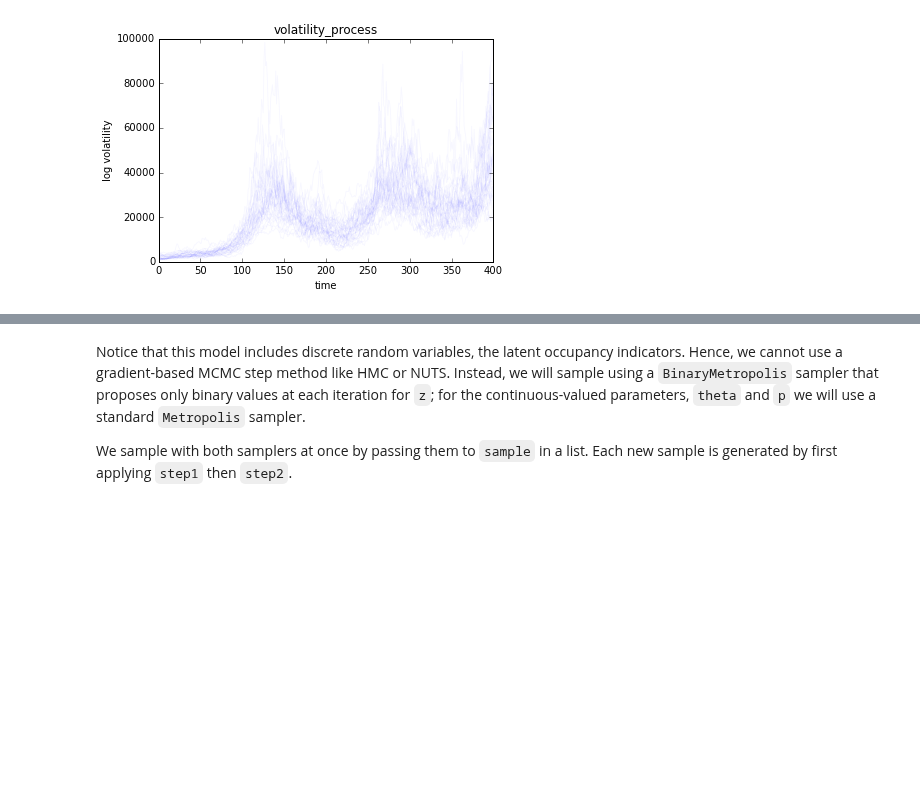
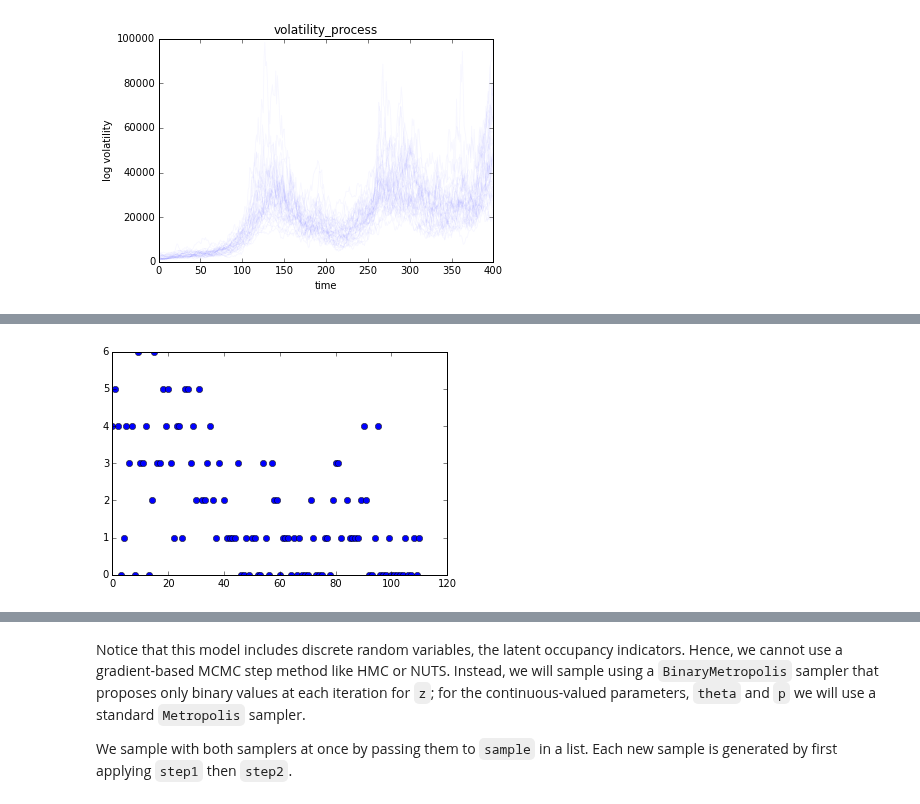
Before and after one commit to pymc-devs/uq_chapter, a Jupyter notebook: reference/UQ Handbook Chapter.ipynb, the cells around one changed output, grey strips where cells are left out. Drawn from its saved outputs; the diff is of its cells as text; code cells hidden in the pictures; blank space fills up the shorter version.

Commit message:
change to disaster model

```diff
--- a/reference/UQ Handbook Chapter.ipynb
+++ b/reference/UQ Handbook Chapter.ipynb
@@ -439,0 +401,13 @@ with Model() as zip_model:
+# %%
+# Time series of recorded coal mining disasters in the UK from 1851 to 1962
+disasters_data = np.ma.masked_values([4, 5, 4, 0, 1, 4, 3, 4, 0, 6, 3, 3, 4, 0, 2, 6,
+                            3, 3, 5, 4, 5, 3, 1, 4, 4, 1, 5, 5, 3, 4, 2, 5,
+                            2, 2, 3, 4, 2, 1, 3, -999, 2, 1, 1, 1, 1, 3, 0, 0,
+                            1, 0, 1, 1, 0, 0, 3, 1, 0, 3, 2, 2, 0, 1, 1, 1,
+                            0, 1, 0, 1, 0, 0, 0, 2, 1, 0, 0, 0, 1, 1, 0, 2,
+                            3, 3, 1, -999, 2, 1, 1, 1, 1, 2, 4, 2, 0, 0, 1, 4,
+                            0, 0, 0, 1, 0, 0, 0, 0, 0, 1, 0, 0, 1, 0, 1], value=-999)
+
+pylab.plot(disasters_data, 'o', markersize=6);
+# %% [output]
+[figure, added]
```
Also changed, not shown: parts of 12 cells of this notebook.
